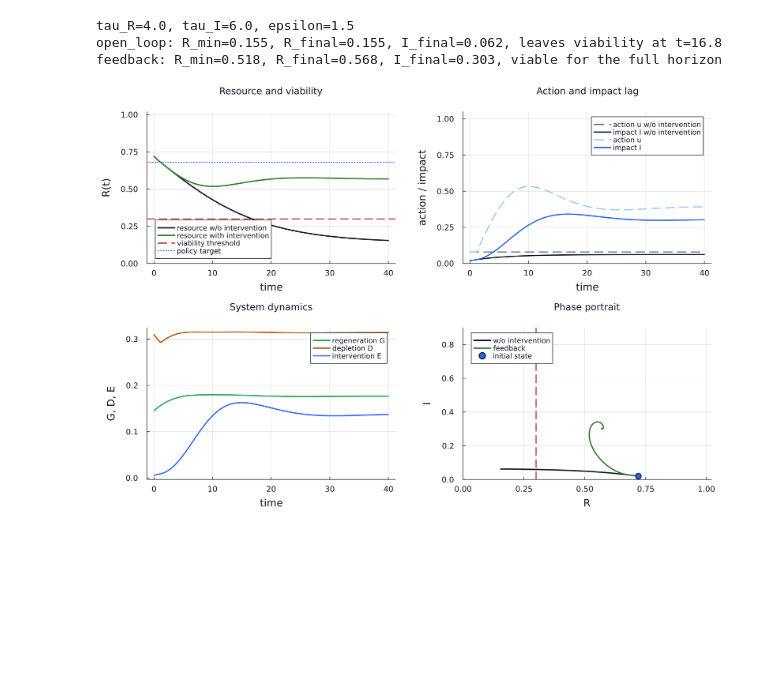
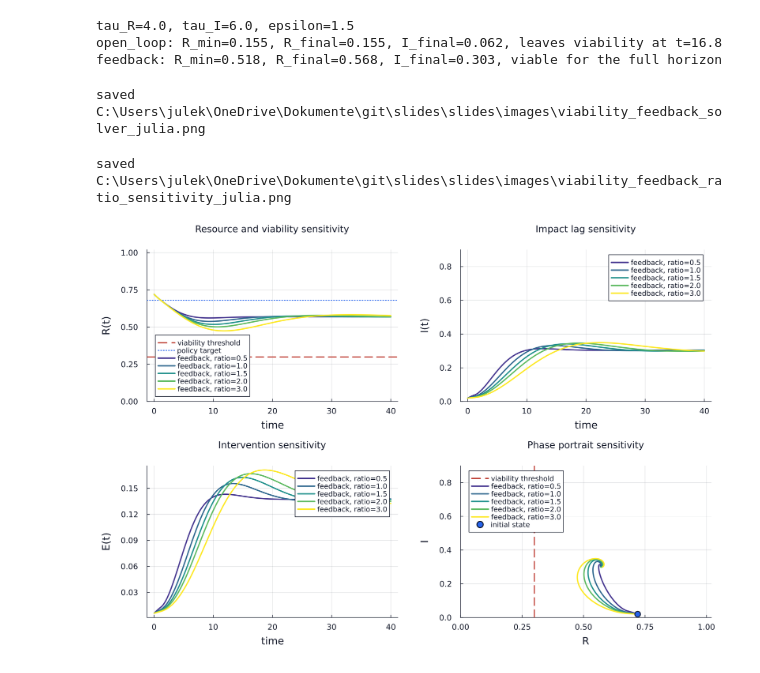
Before and after one commit to mbd-rwth/slides, a Jupyter notebook: slides/notebooks/vcomp_julia.ipynb, the cells around one changed output. Drawn from its saved outputs; the diff is of its cells as text; code cells hidden in the pictures; blank space fills up the shorter version.

```diff
--- a/slides/notebooks/vcomp_julia.ipynb
+++ b/slides/notebooks/vcomp_julia.ipynb
@@ -267,10 +267,10 @@ scatter!(p4, [y0[1]], [y0[2]]; color=RGB(0.15, 0.39, 0.92), markersize=6, label=
 vline!(p4, [model.viable_min]; color=RGB(0.71, 0.14, 0.09), linestyle=:dash, linewidth=1.8, label="")
 
 plt = plot(p1, p2, p3, p4; layout=(2, 2), size=(1200, 820), margin=6Plots.mm)
-#save_figure(plt, "viability_feedback_solver_julia.png")
+save_figure(plt, "viability_feedback_solver_julia.png")
 #plt
 # %% [output]
-[figure, removed]
+saved C:\Users\julek\OneDrive\Dokumente\git\slides\slides\images\viability_feedback_solver_julia.png
 # %%
 # Sensitivity analysis for the governance-to-system timescale ratio epsilon = tau_I / tau_R
 tau_ratios = [0.5, 1.0, 1.5, 2.0, 3.0]
@@ -363,31 +363,34 @@ for (idx, run) in enumerate(sensitivity_runs)
         color=ratio_colors[idx],
         linewidth=2.4,
         label="feedback, ratio=$(run.ratio)",
     )
 end
 
 p_ratio_phase = plot(
     title="Phase portrait sensitivity",
     xlabel="R",
     ylabel="I",
     legend=:topleft,
     xlims=(0.0, 1.02),
     ylims=(0.0, 0.9),
     gridalpha=0.22,
 )
 vline!(p_ratio_phase, [model.viable_min]; color=RGB(0.71, 0.14, 0.09), linestyle=:dash, linewidth=1.8, label="viability threshold")
 for (idx, run) in enumerate(sensitivity_runs)
     plot!(
         p_ratio_phase,
         run.result.R,
         run.result.I;
         color=ratio_colors[idx],
         linewidth=2.4,
         label="feedback, ratio=$(run.ratio)",
     )
 end
 scatter!(p_ratio_phase, [y0[1]], [y0[2]]; color=RGB(0.15, 0.39, 0.92), markersize=6, label="initial state")
 
 ratio_plt = plot(p_ratio_R, p_ratio_I, p_ratio_E, p_ratio_phase; layout=(2, 2), size=(1200, 820), margin=6Plots.mm)
-# save_figure(ratio_plt, "viability_feedback_ratio_sensitivity_julia.png")
+save_figure(ratio_plt, "viability_feedback_ratio_sensitivity_julia.png")
 ratio_plt
+# %% [output]
+saved C:\Users\julek\OneDrive\Dokumente\git\slides\slides\images\viability_feedback_ratio_sensitivity_julia.png
+[figure, added]
```
Also changed, not shown: parts of 2 cells of this notebook, 20 other files.
